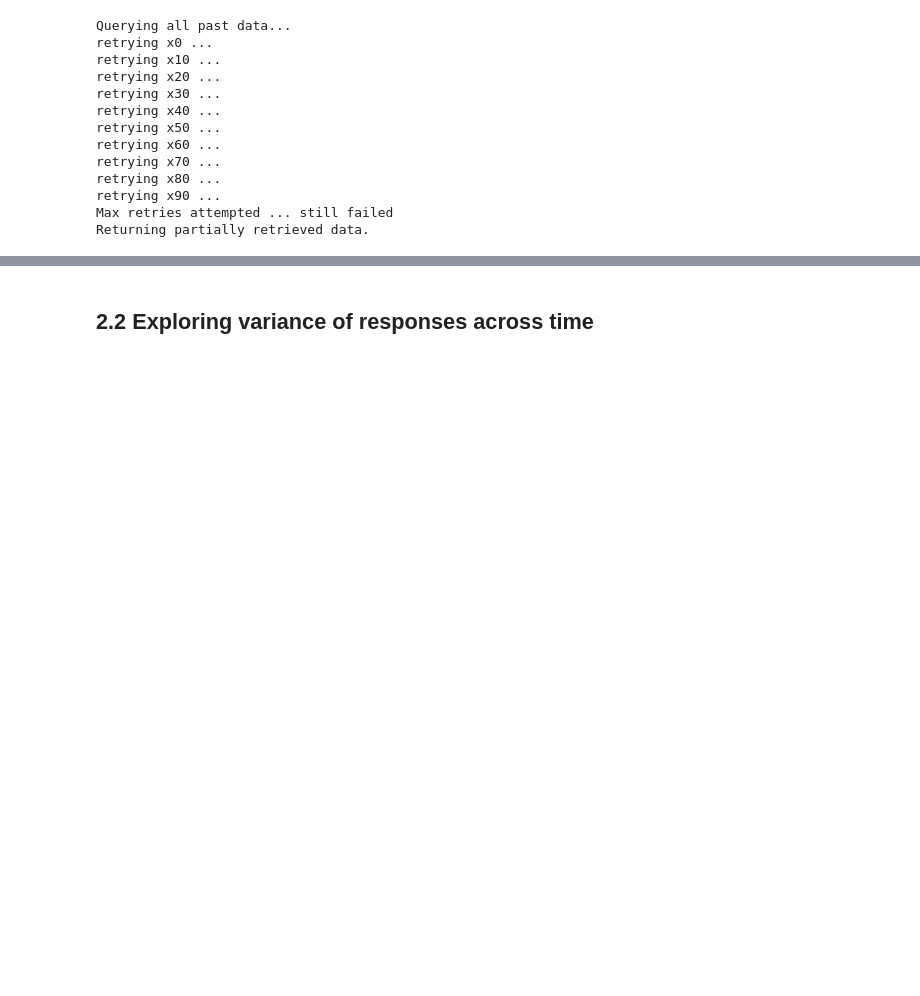
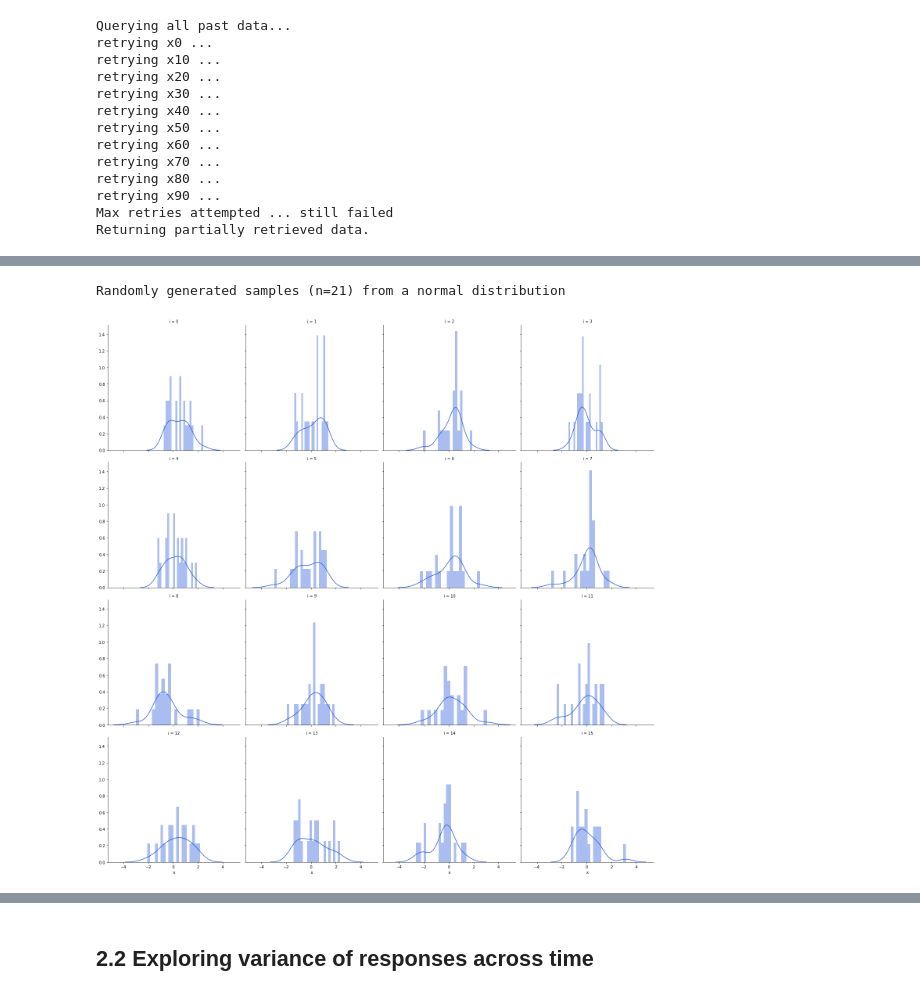
Before and after one commit to sassmilic/chainlink-price-contract-analysis, a Jupyter notebook: chainlink price feed analysis.ipynb, the cells around one changed output, grey strips where cells are left out. Saved outputs shown, nothing was run; the diff lists cells and outputs as text; code cells hidden in the pictures; blank space fills up the shorter version.

```diff
--- a/chainlink price feed analysis.ipynb
+++ b/chainlink price feed analysis.ipynb
@@ -185,0 +253,18 @@ plot.savefig("eth_usd_dists.png")
+# %%
+print('Randomly generated samples (n=21) from a normal distribution')
+d = defaultdict(list)
+for i in range(16):
+    # we even seed with a quantum random number generator!
+    seed = quantumrandom.get_data()
+    np.random.seed(seed)
+    x = np.random.normal(size=21)
+    for j in range(21):
+        d['i'].append(i)
+        d['x'].append(x[j])
+
+df = pd.DataFrame(d)
+g = sns.FacetGrid(df, col="i", col_wrap=4, height=5, aspect=1)
+g.map(sns.distplot, "x", **{'bins': 20, 'color': CHAINLINK_BLUE});
+# %% [output]
+Randomly generated samples (n=21) from a normal distribution
+[figure, added]
```
Also changed, not shown: parts of 30 cells of this notebook.
